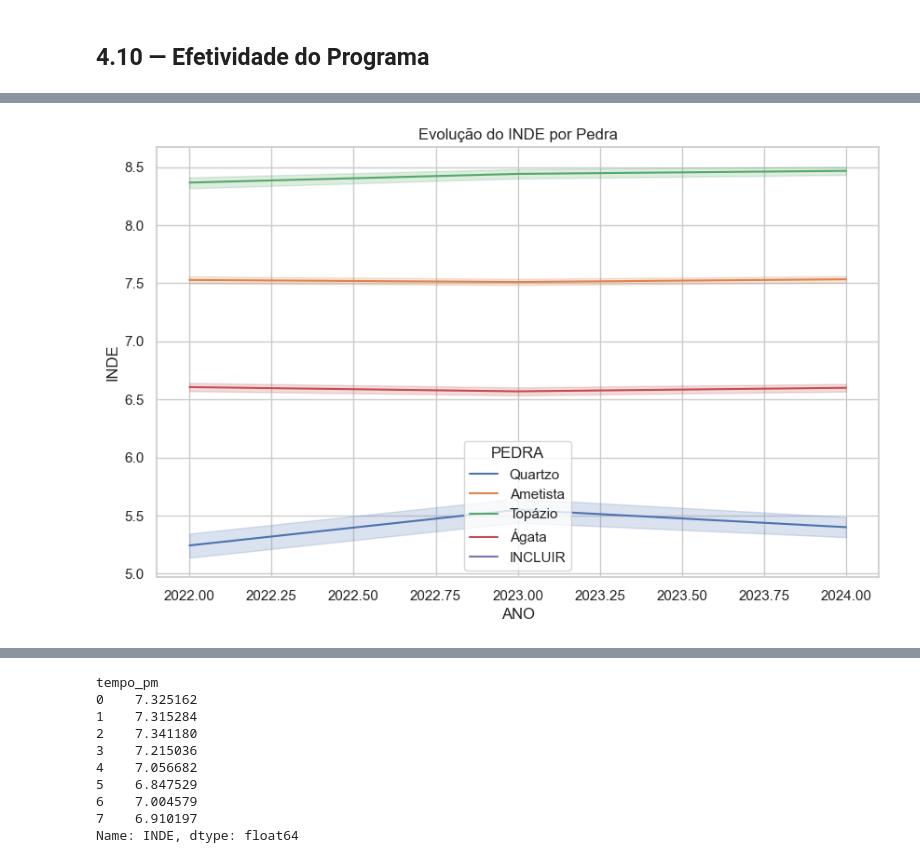
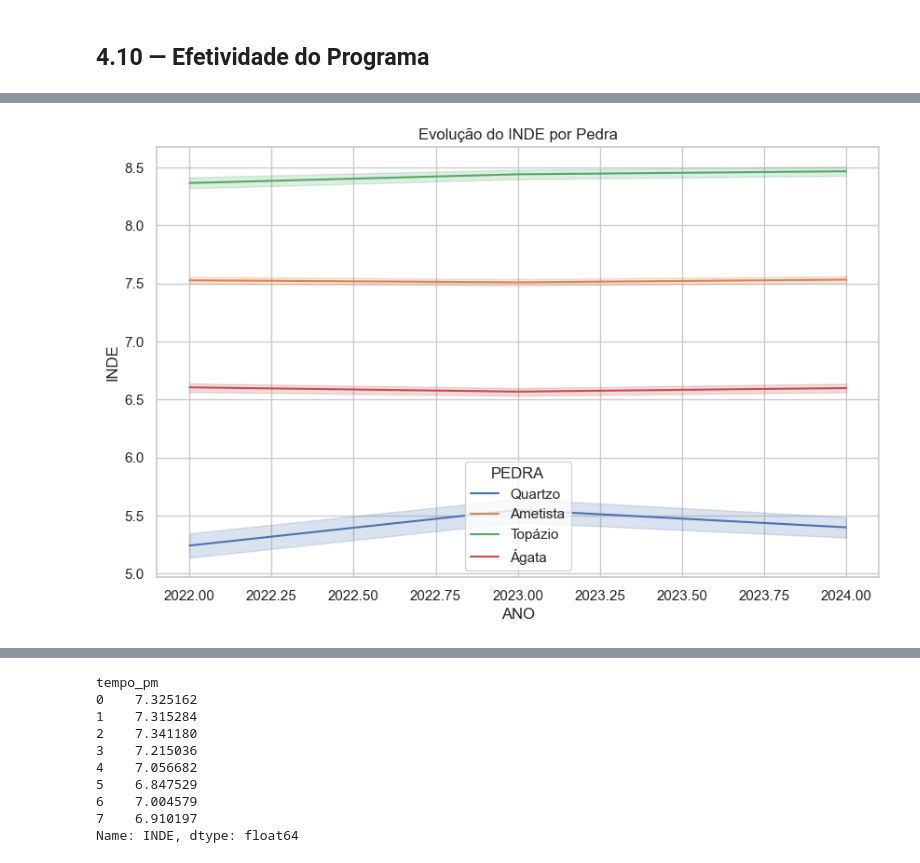
Before and after one commit to LaisStefanieDiasPereira/datathon_fase5, a Jupyter notebook: notebooks/Datathon_Fase5.ipynb, the cells around one changed output, grey strips where cells are left out. Cells and saved outputs as stored; diff of their text form; code cells hidden in the pictures.

```diff
--- a/notebooks/Datathon_Fase5.ipynb
+++ b/notebooks/Datathon_Fase5.ipynb
@@ -871,9 +1192,10 @@ ANO   PEDRA
       Ágata       6.599913
 Name: INDE, dtype: float64
 # %%
+df_total = df_total[df_total["PEDRA"] != "INCLUIR"]
 sns.lineplot(data=df_total, x="ANO", y="INDE", hue="PEDRA")
 plt.title("Evolução do INDE por Pedra")
 plt.show()
 # %% [output]
-[figure, old version]
+[figure, new version]
 # %% [markdown]
```
Also changed, not shown: parts of 58 cells of this notebook, 8 other files.
